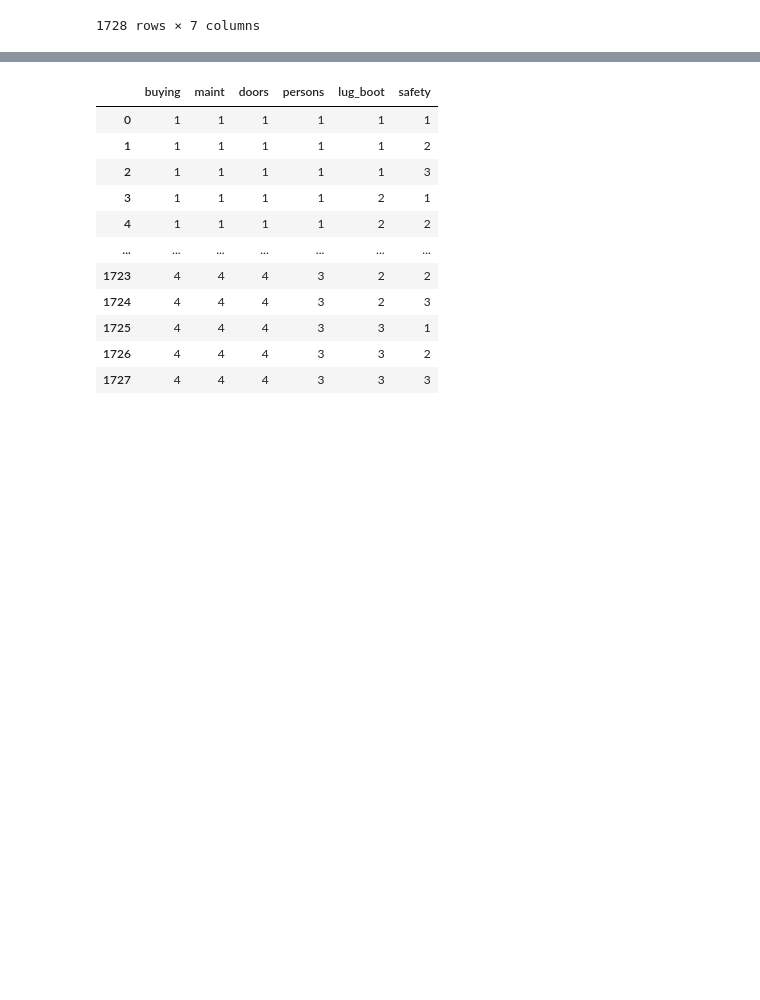
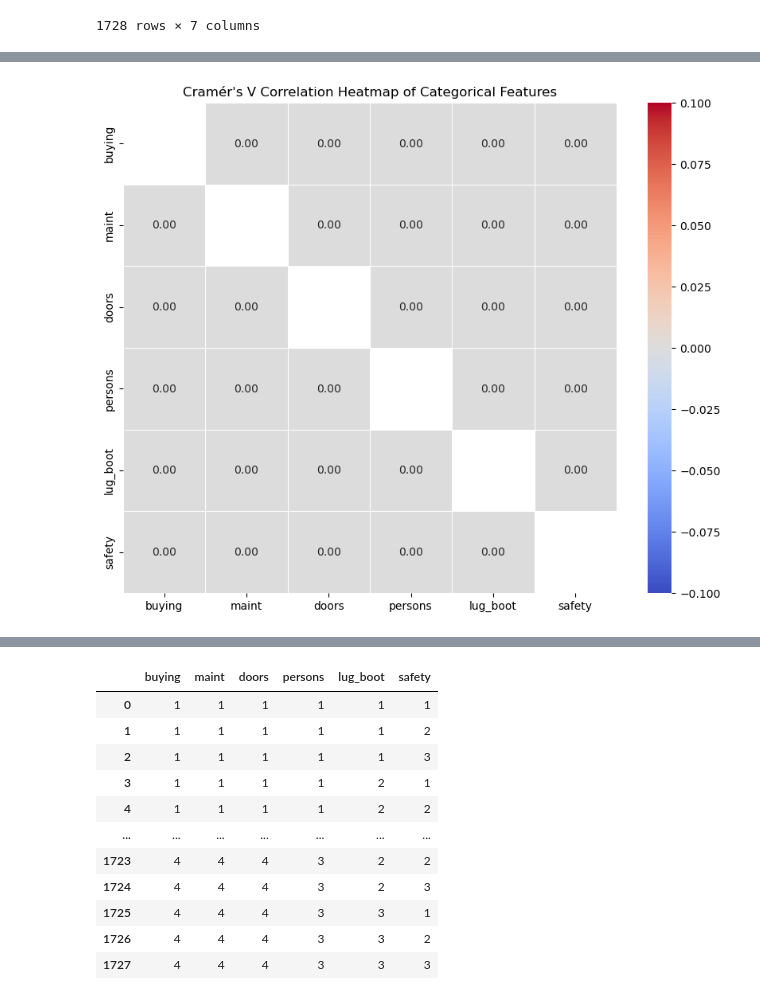
Before and after one commit to Drowsywolf/data2060, a Jupyter notebook: src/Main.ipynb, the cells around one changed output, grey strips where cells are left out. Saved outputs shown, nothing was run; the diff lists cells and outputs as text; code cells hidden in the pictures; blank space fills up the shorter version.

```diff
--- a/src/Main.ipynb
+++ b/src/Main.ipynb
@@ -359,0 +597,2 @@ df
+# %%
+encoding_data, encoded_label = categories_encoded(df, "../data/car_evaluation_encoded.csv")
@@ -359,0 +608,34 @@ df
+# %%
+import pandas as pd
+import numpy as np
+import seaborn as sns
+import matplotlib.pyplot as plt
+from scipy.stats import chi2_contingency
+
+categorical_columns = encoding_data.drop(columns=['class'])
+
+cramers_v_matrix = pd.DataFrame(index=categorical_columns.columns, columns=categorical_columns.columns)
+
+for col1 in categorical_columns.columns:
+    for col2 in categorical_columns.columns:
+        if col1 != col2 and pd.isna(cramers_v_matrix.loc[col1, col2]):
+
+            contingency_table = pd.crosstab(categorical_columns[col1], categorical_columns[col2])
+
+            chi2, p, dof, expected = chi2_contingency(contingency_table)
+
+            n = contingency_table.sum().sum()
+            k = min(contingency_table.shape) - 1
+            cramers_v = np.sqrt(chi2 / (n * k))
+
+            cramers_v_matrix.loc[col1, col2] = cramers_v
+            cramers_v_matrix.loc[col2, col1] = cramers_v
+
+cramers_v_matrix = cramers_v_matrix.astype(float)
+
+plt.figure(figsize=(10, 8))
+sns.heatmap(cramers_v_matrix, annot=True, cmap='coolwarm', fmt=".2f", linewidths=0.5)
+plt.title("Cramér's V Correlation Heatmap of Categorical Features")
+plt.show()
+# %% [output]
+[figure, added]
```
Also changed, not shown: parts of 47 cells of this notebook, 3 other files.
